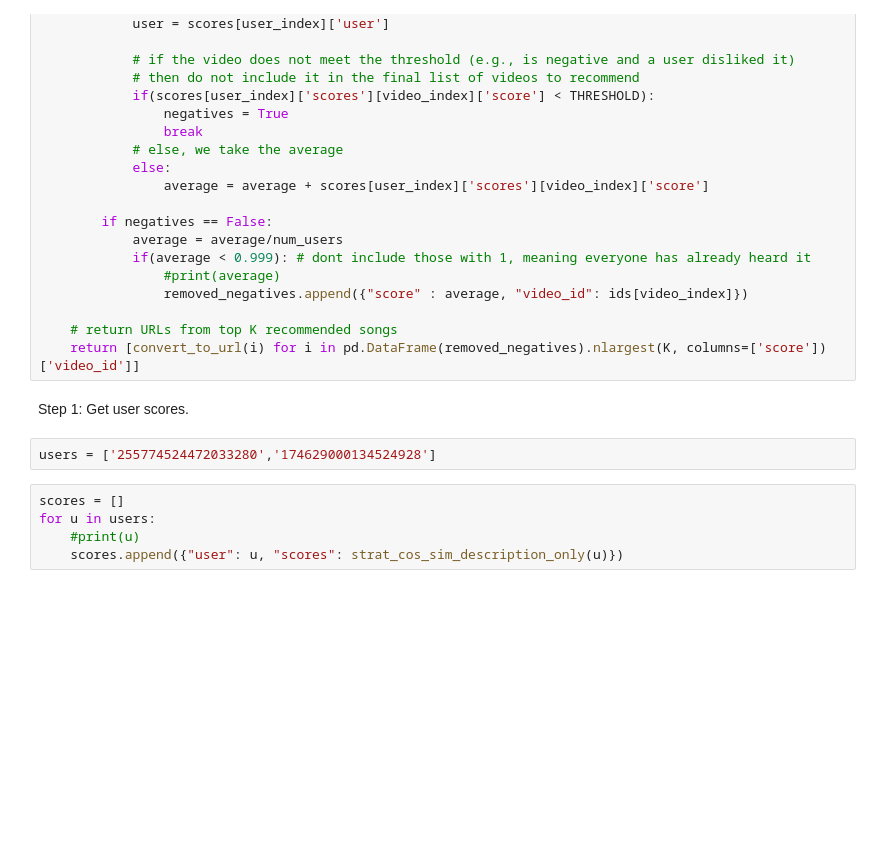
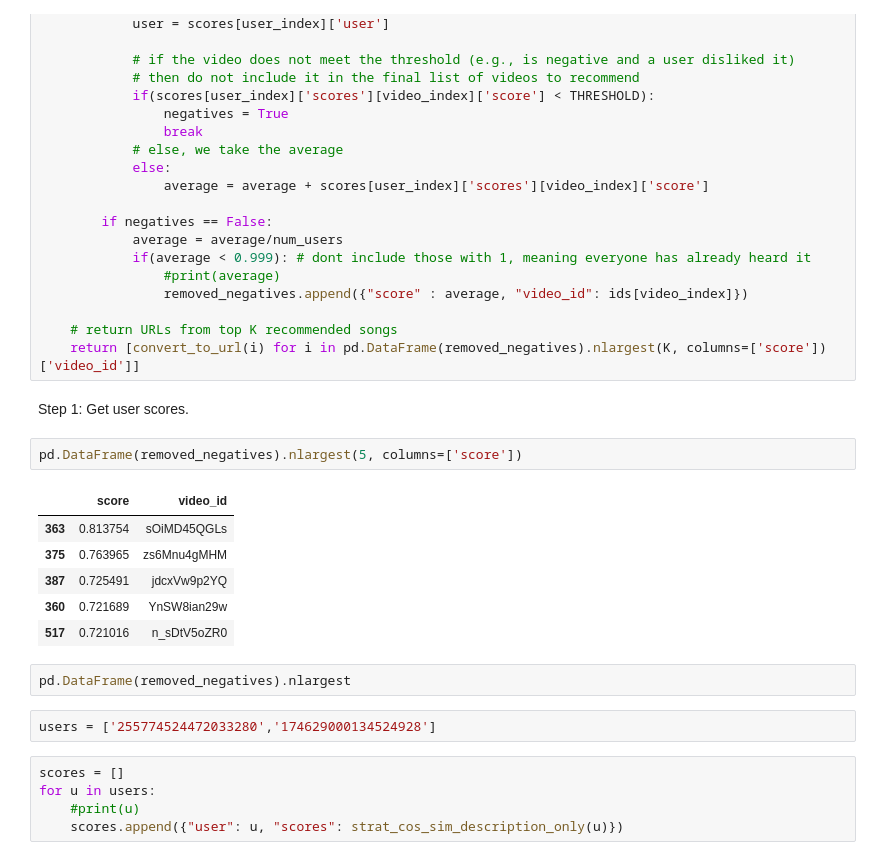
Before and after one commit to jelloh/group-music-recommender, a Jupyter notebook: notebooks and scratchpaper/Recommender Scratch Paper.ipynb, the cells around one changed output. Drawn from its saved outputs; the diff is of its cells as text; blank space fills up the shorter version.

```diff
--- a/notebooks and scratchpaper/Recommender Scratch Paper.ipynb
+++ b/notebooks and scratchpaper/Recommender Scratch Paper.ipynb
@@ -596,8 +596,19 @@ def average_without_misery(K, users, threshold = 0):
     return [convert_to_url(i) for i in pd.DataFrame(removed_negatives).nlargest(K, columns=['score'])['video_id']]
 # %% [markdown]
 Step 1: Get user scores.
-# %%
-users = ['255774524472033280','174629000134524928']
+# %%
+pd.DataFrame(removed_negatives).nlargest(5, columns=['score'])
+# %% [output]
+|  | score | video_id |
+| 363 | 0.813754 | sOiMD45QGLs |
+| 375 | 0.763965 | zs6Mnu4gMHM |
+| 387 | 0.725491 | jdcxVw9p2YQ |
+| 360 | 0.721689 | YnSW8ian29w |
+| 517 | 0.721016 | n_sDtV5oZR0 |
+# %%
+pd.DataFrame(removed_negatives).nlargest
+# %%
+users = ['255774524472033280','174629000134524928']
 # %%
 scores = []
 for u in users:
```
Also changed, not shown: parts of 20 cells of this notebook.
